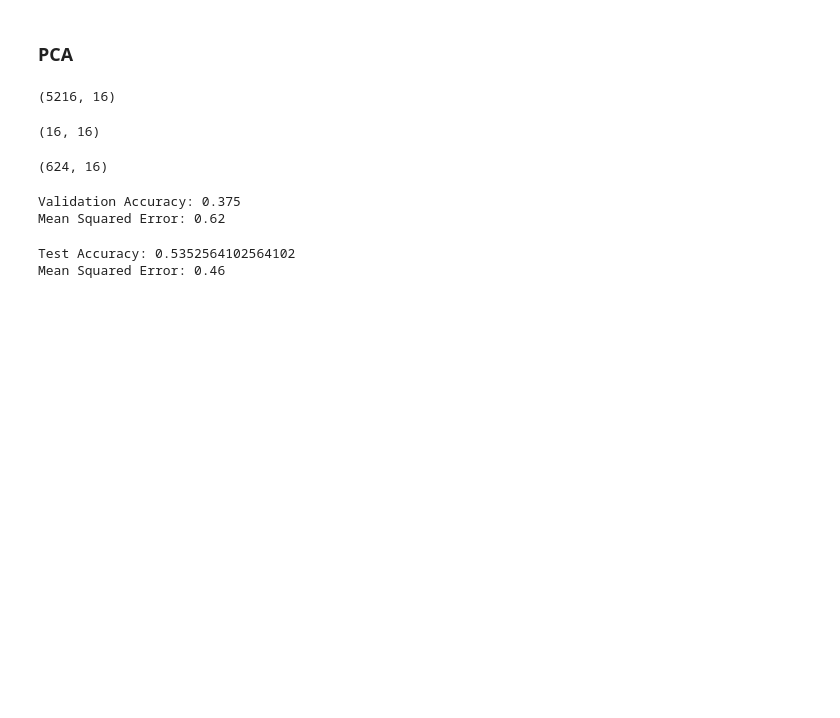
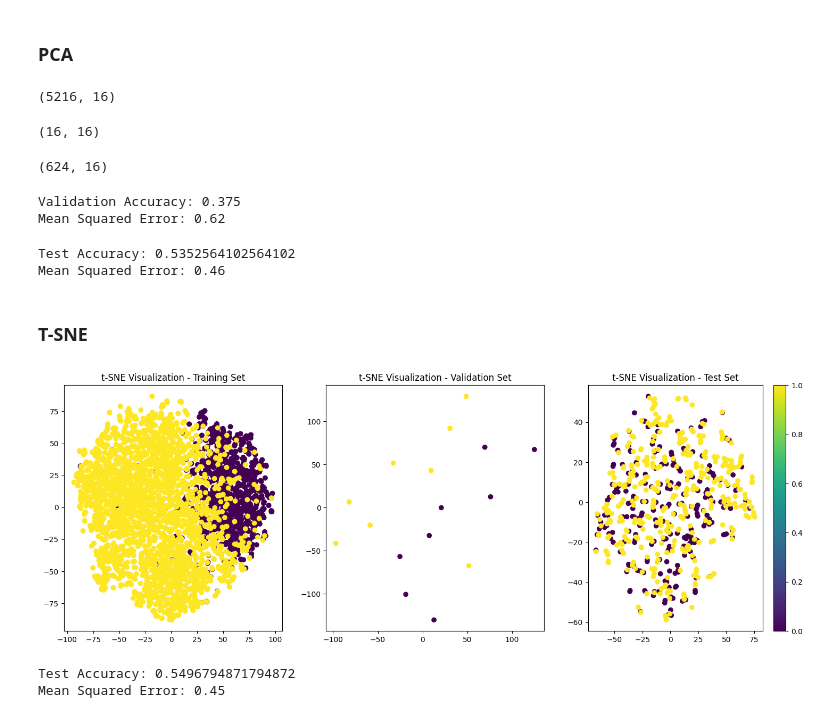
Before and after one commit to dawlattt/denoising-pneumonia, a Jupyter notebook: Logistic_Regression/logistic_regression_bm3d.ipynb, the cells around one changed output. Cells and saved outputs as stored; diff of their text form; code cells hidden in the pictures; blank space fills up the shorter version.

Commit message:
tsne

```diff
--- a/Logistic_Regression/logistic_regression_bm3d.ipynb
+++ b/Logistic_Regression/logistic_regression_bm3d.ipynb
@@ -124,3 +124,62 @@ print(f'Mean Squared Error: {mse:.2f}')
 # %% [output]
 Test Accuracy: 0.5352564102564102
 Mean Squared Error: 0.46
+# %% [markdown]
+### T-SNE
+# %%
+from sklearn.preprocessing import StandardScaler
+from sklearn.manifold import TSNE
+
+# Assuming X_train, X_val, and X_test are your training, validation, and test sets
+
+# Create a scaler
+scaler = StandardScaler()
+
+# Fit the scaler on the training data and transform the training, validation, and test sets
+X_train_scaled = scaler.fit_transform(X_train_features)
+X_val_scaled = scaler.fit_transform(X_val_features)
+X_test_scaled = scaler.fit_transform(X_test_features)
+
+# Apply t-SNE to reduce the dimensionality to 2D for scaled data
+tsne = TSNE(n_components=2,perplexity=5)
+
+X_train_tsne = tsne.fit_transform(X_train_scaled)
+X_val_tsne = tsne.fit_transform(X_val_scaled)
+X_test_tsne = tsne.fit_transform(X_test_scaled)
+# %%
+# Create scatter plots for training, validation, and test sets
+# (similar to the previous example)
+# Create scatter plots for training, validation, and test sets
+import matplotlib.pyplot as plt
+plt.figure(figsize=(18, 6))
+
+plt.subplot(1, 3, 1)
+plt.scatter(X_train_tsne[:, 0], X_train_tsne[:, 1], c=y_train, cmap='viridis')
+plt.title('t-SNE Visualization - Training Set')
+
+plt.subplot(1, 3, 2)
+plt.scatter(X_val_tsne[:, 0], X_val_tsne[:, 1], c=y_val, cmap='viridis')
+plt.title('t-SNE Visualization - Validation Set')
+
+plt.subplot(1, 3, 3)
+plt.scatter(X_test_tsne[:, 0], X_test_tsne[:, 1], c=y_test, cmap='viridis')
+plt.title('t-SNE Visualization - Test Set')
+
+plt.colorbar()
+plt.show()
+# %% [output]
+[figure, added]
+# %%
+# Make predictions on the test set
+logreg_model.fit(X_train_tsne, y_train)
+y_pred_test = logreg_model.predict(X_test_tsne)
+
+# Evaluate the model on the test set
+accuracy_test = sklearn.metrics.accuracy_score(y_test, y_pred_test)
+mse = mean_squared_error(y_test, y_pred_test)
+
+print(f"Test Accuracy: {accuracy_test}")
+print(f'Mean Squared Error: {mse:.2f}')
+# %% [output]
+Test Accuracy: 0.5496794871794872
+Mean Squared Error: 0.45
```
Also changed, not shown: 5 other files.
